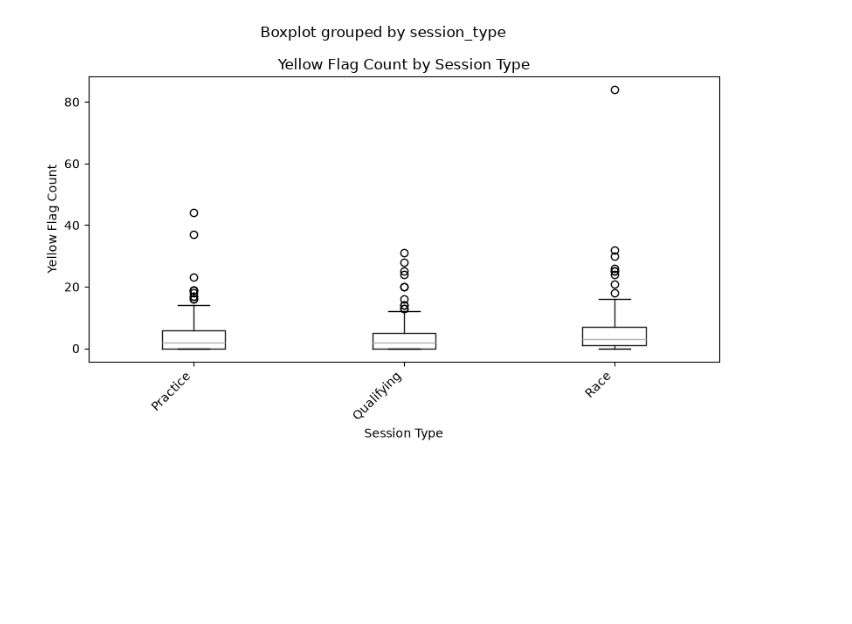
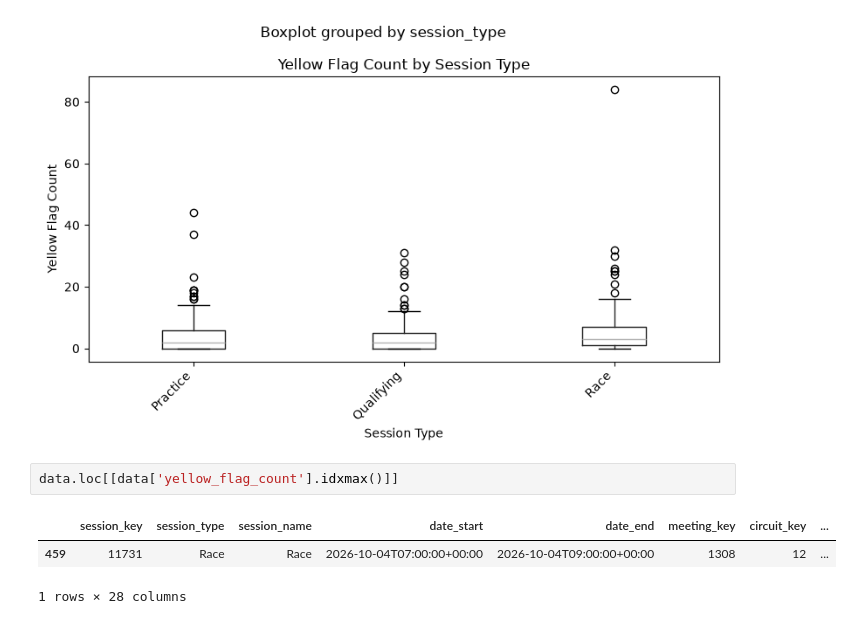
Before and after one commit to Congerm/formula-1-ML-dataset, a Jupyter notebook: EDA.ipynb, the cells around one changed output. Saved outputs shown, nothing was run; the diff lists cells and outputs as text; blank space fills up the shorter version.

```diff
--- a/EDA.ipynb
+++ b/EDA.ipynb
@@ -124,3 +124,9 @@ plt.setp(ax.get_xticklabels(), rotation=45, ha='right')
 plt.tight_layout()
 # %% [output]
 [figure]
+# %%
+data.loc[[data['yellow_flag_count'].idxmax()]]
+# %% [output]
+|  | session_key | session_type | session_name | date_start | date_end | meeting_key | circuit_key | ... |
+| 459 | 11731 | Race | Race | 2026-10-04T07:00:00+00:00 | 2026-10-04T09:00:00+00:00 | 1308 | 12 | ... |
+1 rows × 28 columns
```
